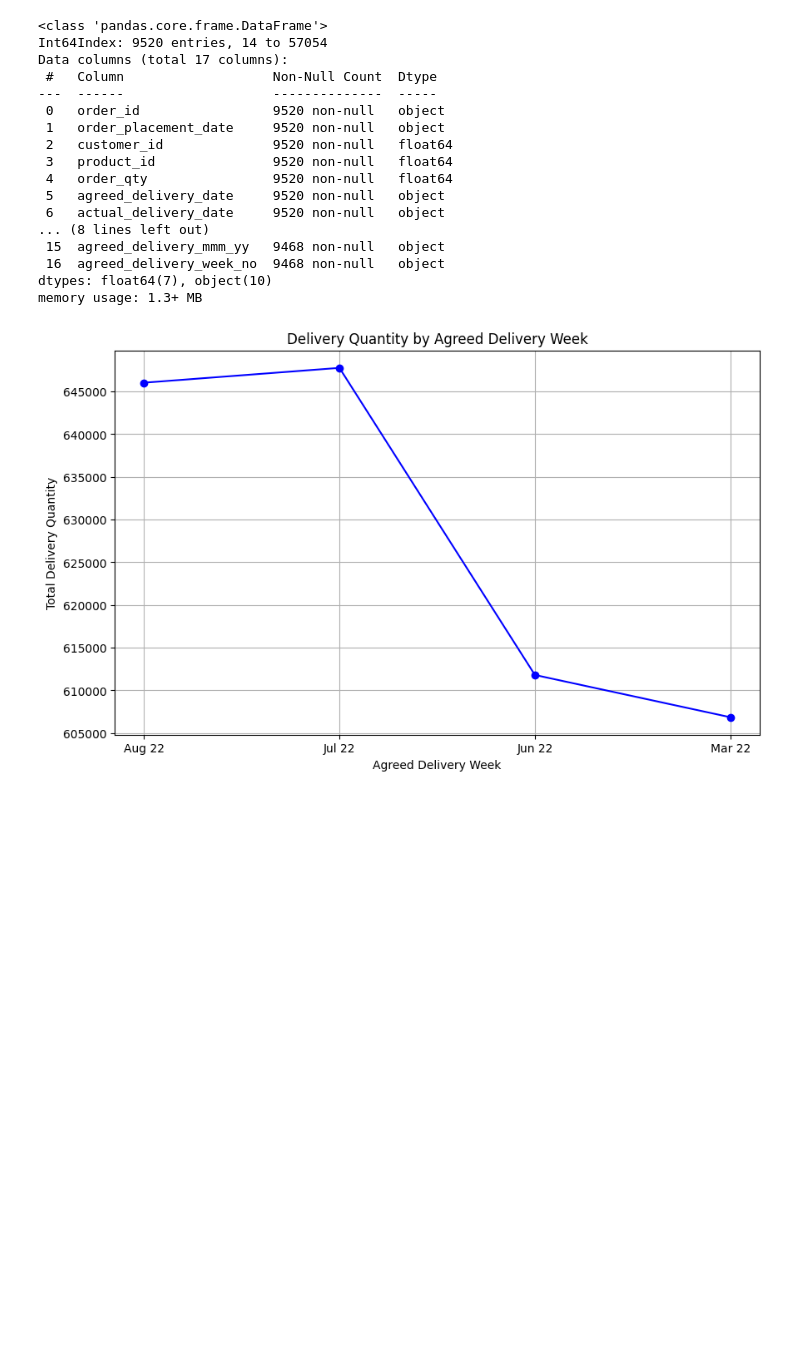
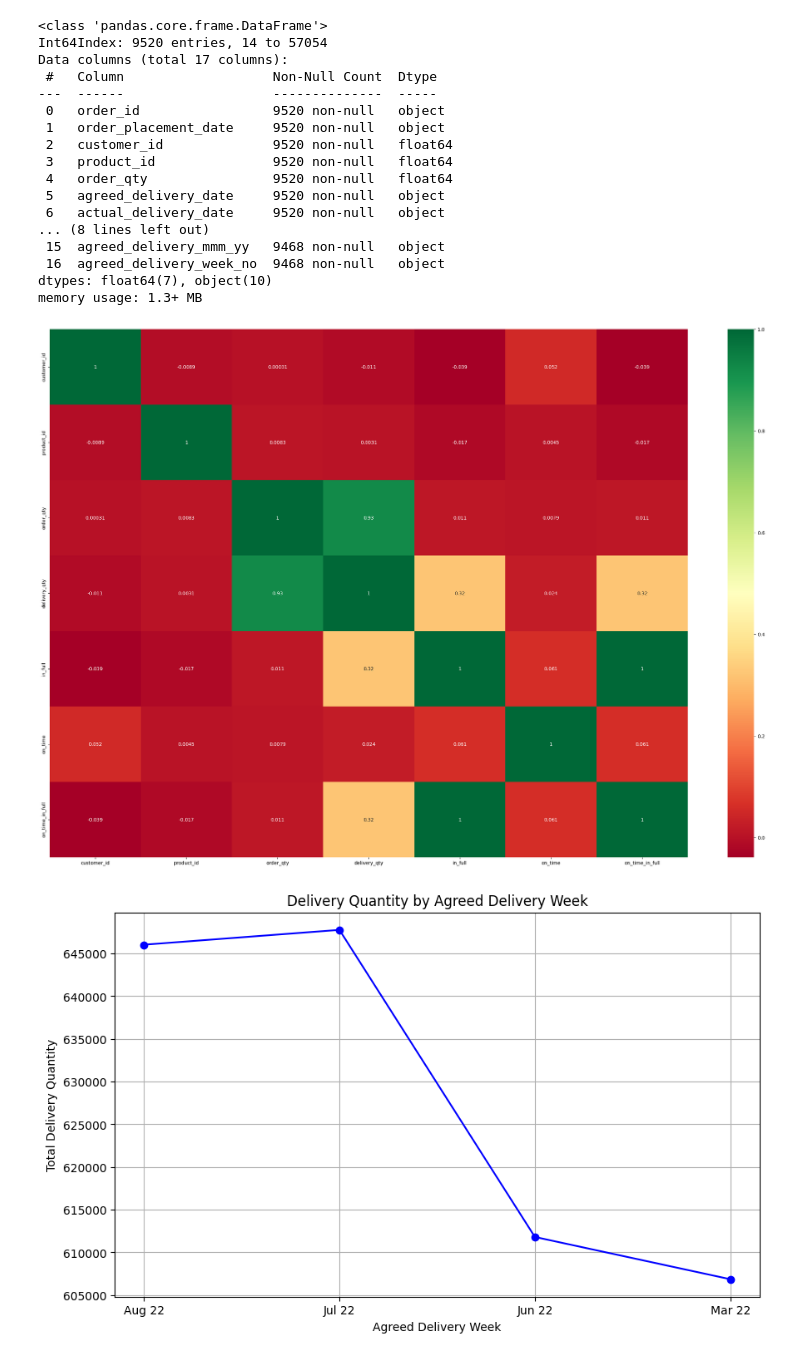
Before and after one commit to namolert/project-pattern, a Jupyter notebook: project-pattern-jacky/Atliq_Mart_Challenge_1/TimeSeries_vitualization.ipynb, the cells around one changed output. Saved outputs shown, nothing was run; the diff lists cells and outputs as text; code cells hidden in the pictures; blank space fills up the shorter version.

```diff
--- a/project-pattern-jacky/Atliq_Mart_Challenge_1/TimeSeries_vitualization.ipynb
+++ b/project-pattern-jacky/Atliq_Mart_Challenge_1/TimeSeries_vitualization.ipynb
@@ -102,6 +102,20 @@ Data columns (total 17 columns):
  16  agreed_delivery_week_no  9468 non-null   object
 dtypes: float64(7), object(10)
 memory usage: 1.3+ MB
+# %%
+# Identify non-numeric columns
+non_numeric_columns = df.select_dtypes(exclude=['float64', 'int64']).columns
+
+# Drop non-numeric columns
+SCData_numeric = df.drop(columns=non_numeric_columns)
+
+# Compute correlation matrix
+corrmap = SCData_numeric.corr()
+top=corrmap.index
+plt.figure(figsize=(30,20))
+g=sns.heatmap(df[top].corr(),annot=True,cmap="RdYlGn")
+# %% [output]
+[figure, added]
 # %%
 
 # Assuming selected_rows is your DataFrame
```
Also changed, not shown: 11 other files.
